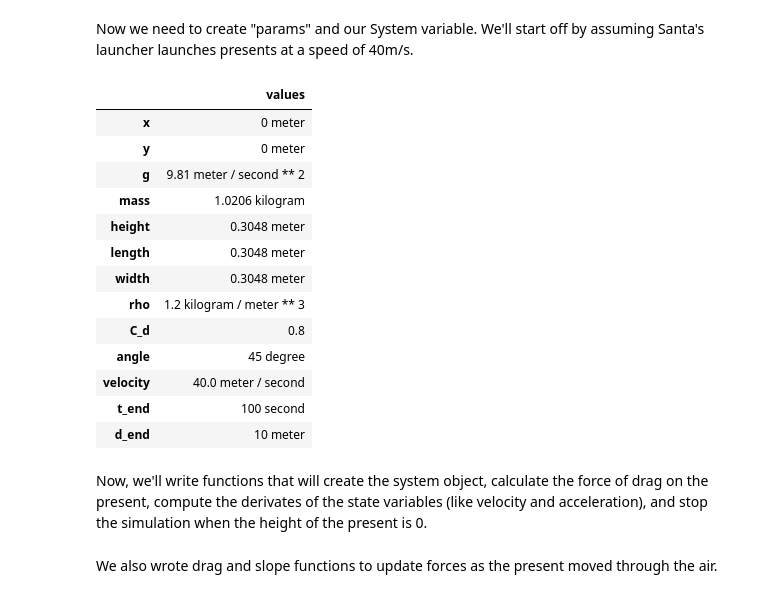
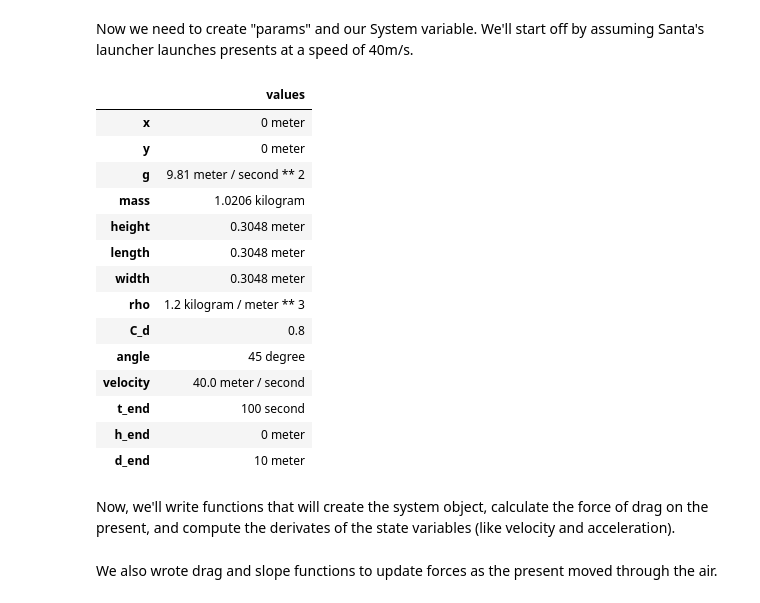
Before and after one commit to megku4u/ModSimPy, a Jupyter notebook: code/Project 3.ipynb, the cells around one changed output. Drawn from its saved outputs; the diff is of its cells as text; code cells hidden in the pictures.

```diff
--- a/code/Project 3.ipynb
+++ b/code/Project 3.ipynb
@@ -49,35 +50,37 @@ Now we need to create "params" and our System variable.  We'll start off by assu
 # %%
 #create parameters
 params = Params(x = 0 * m,
                 y = 0 * m,
                 g = 9.81 * m/s**2,
                 mass = 1.0206 * kg,
                 height = 0.3048 * m,
                 length = 0.3048 * m,
                 width = 0.3048 * m,
                 rho = 1.2 * kg/m**3,
                 C_d = 0.8,
                 angle = 45 * degree,
                 velocity = 40 * m / s,
-                t_end = 100 * s,
+                t_end = 100*s,
+                h_end = 0*m,
                 d_end = 10*m)
 # %% [output]
 |  | values |
 | x | 0 meter |
 | y | 0 meter |
 | g | 9.81 meter / second ** 2 |
 | mass | 1.0206 kilogram |
 | height | 0.3048 meter |
 | length | 0.3048 meter |
 | width | 0.3048 meter |
 | rho | 1.2 kilogram / meter ** 3 |
 | C_d | 0.8 |
 | angle | 45 degree |
 | velocity | 40.0 meter / second |
 | t_end | 100 second |
+| h_end | 0 meter |
 | d_end | 10 meter |
 # %% [markdown]
-Now, we'll write functions that will create the system object, calculate the force of drag on the present, compute the derivates of the state variables (like velocity and acceleration), and stop the simulation when the height of the present is 0.
+Now, we'll write functions that will create the system object, calculate the force of drag on the present, and compute the derivates of the state variables (like velocity and acceleration).
 # %%
 #create our system object
 
```
Also changed, not shown: parts of 53 cells of this notebook.
